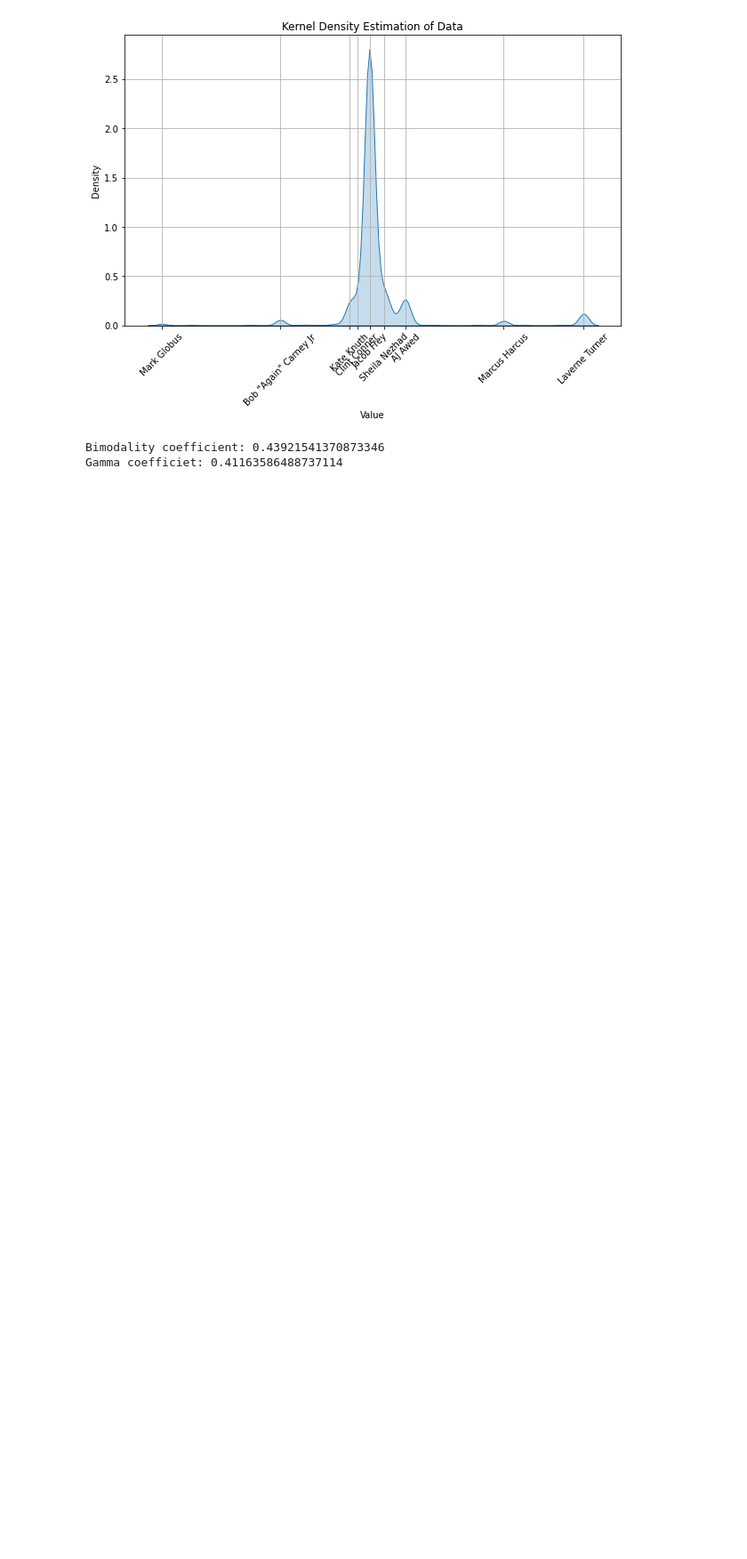
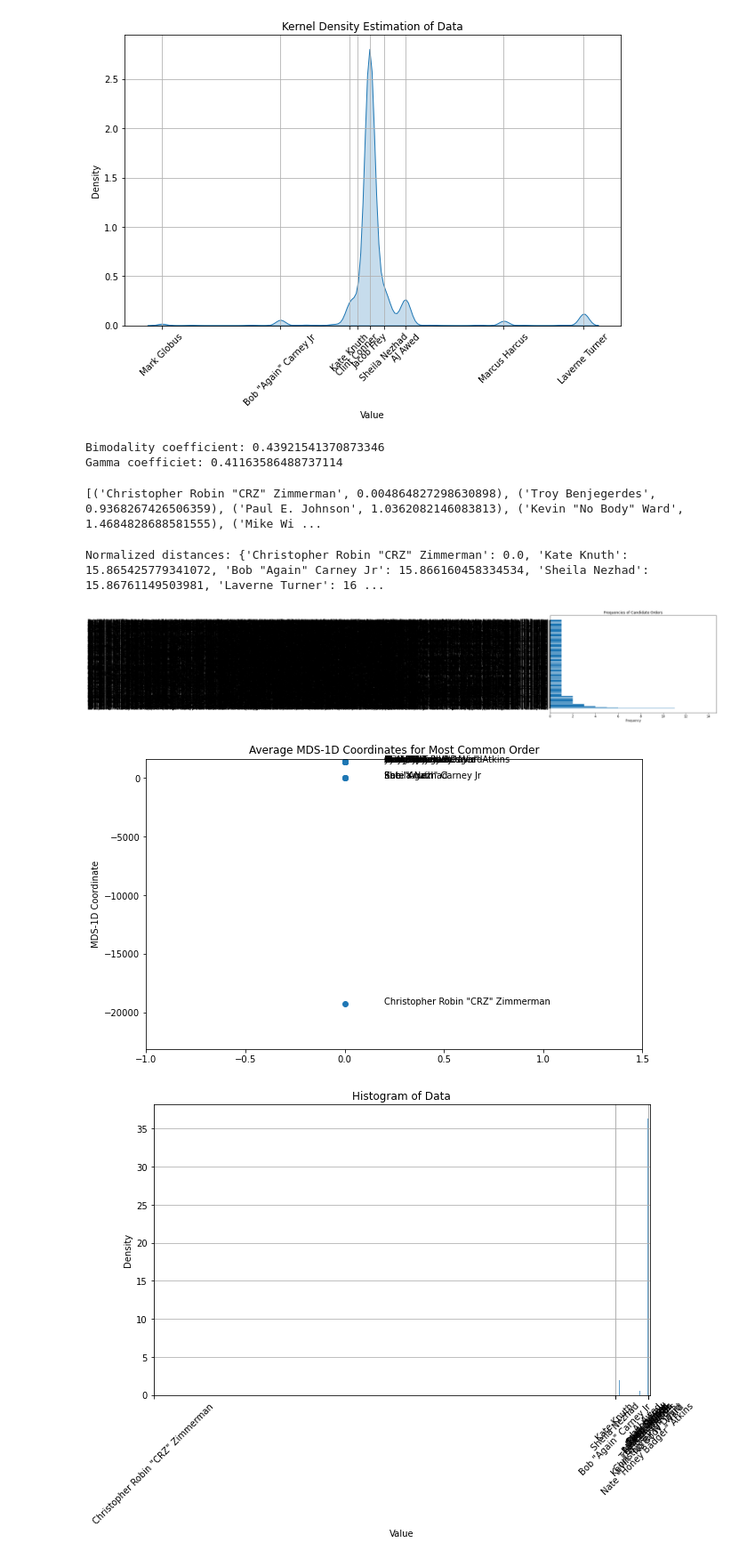
Before and after one commit to ericssimpson/voting-analysis-tools, a Jupyter notebook: team_arrow/clean/trash.ipynb, the cells around one changed output. Shown at 89% size. Drawn from its saved outputs; the diff is of its cells as text; code cells hidden in the pictures; blank space fills up the shorter version.

```diff
--- a/team_arrow/clean/trash.ipynb
+++ b/team_arrow/clean/trash.ipynb
@@ -68,7 +68,7 @@ def frequency(ballots, candidates):
 
     return list_freq
 # %%
-def perform_MDS(csv, igonor):
+def perform_MDS(csv, ignore):
     # Test the function with a custom CSV file
     ballots, candidates = parse_election_data(csv)
     list_freq = frequency(ballots, candidates)
@@ -103,6 +103,7 @@ def perform_MDS(csv, igonor):
 
     # Prepare data for histogram
     data_list = [x for x, count in points.items() for _ in range(count)]
+    print(data_list)
 
     normalized_points = []
     normalized_names = []
@@ -217,3 +218,12 @@ Normalized distances: {'Mark Globus': 0.0, 'Bob "Again" Carney Jr': 2.2469125728
 [figure]
 Bimodality coefficient: 0.43921541370873346
 Gamma coefficiet: 0.41163586488737114
+# %%
+csv = "dataverse_files/Minneapolis_11022021_Mayor.csv"
+perform_MDS(csv, False)
+# %% [output]
+[('Christopher Robin "CRZ" Zimmerman', 0.004864827298630898), ('Troy Benjegerdes', 0.9368267426506359), ('Paul E. Johnson', 1.0362082146083813), ('Kevin "No Body" Ward', 1.4684828688581555), ('Mike Wi ...
+Normalized distances: {'Christopher Robin "CRZ" Zimmerman': 0.0, 'Kate Knuth': 15.865425779341072, 'Bob "Again" Carney Jr': 15.866160458334534, 'Sheila Nezhad': 15.86761149503981, 'Laverne Turner': 16 ...
+[figure, added]
+[figure, added]
+[figure, added]
```
Also changed, not shown: parts of 3 cells of this notebook, 1 other file.
